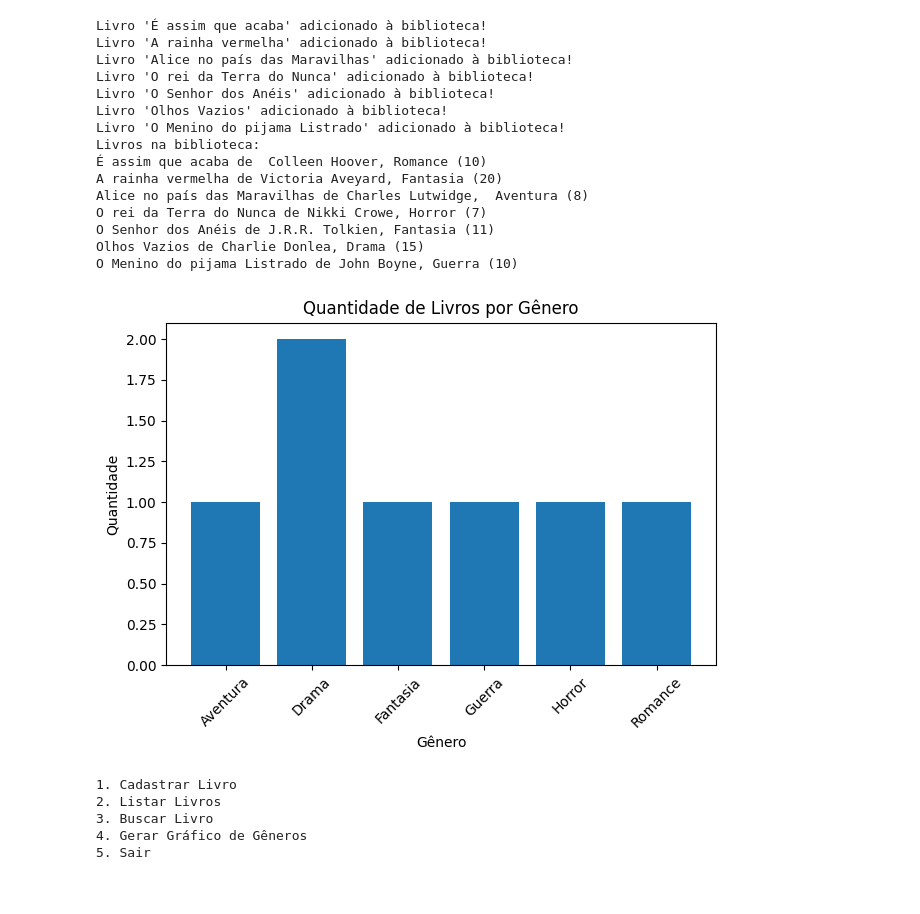
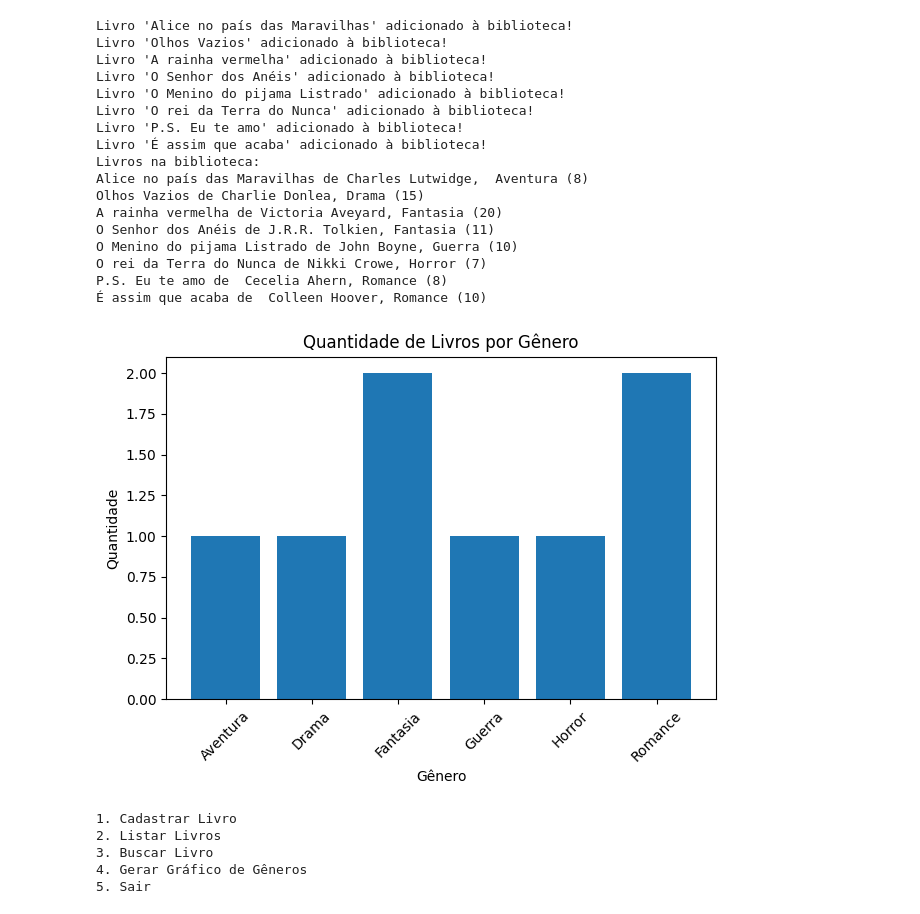
Before and after one commit to Livia711/livia, a Jupyter notebook: Untitled14.ipynb, the cells around one changed output. Cells and saved outputs as stored; diff of their text form; code cells hidden in the pictures.

Commit message:
Biblioteca

```diff
--- a/Untitled14.ipynb
+++ b/Untitled14.ipynb
@@ -39,13 +39,14 @@ def listar_livros():
             print(livro)
 
 # Adicionar alguns livros à biblioteca
+adicionar_livro("Alice no país das Maravilhas", "Charles Lutwidge"," Aventura",8)
+adicionar_livro("Olhos Vazios", "Charlie Donlea", "Drama",15)
+adicionar_livro("A rainha vermelha", "Victoria Aveyard", "Fantasia", 20)
+adicionar_livro("O Senhor dos Anéis", "J.R.R. Tolkien", "Fantasia",11)
+adicionar_livro("O Menino do pijama Listrado", "John Boyne", "Guerra",10)
+adicionar_livro("O rei da Terra do Nunca", "Nikki Crowe", "Horror", 7)
+adicionar_livro("P.S. Eu te amo", " Cecelia Ahern", "Romance", 8)
 adicionar_livro("É assim que acaba", " Colleen Hoover", "Romance", 10)
-adicionar_livro("A rainha vermelha", "Victoria Aveyard", "Fantasia", 20)
-adicionar_livro("Alice no país das Maravilhas", "Charles Lutwidge"," Aventura",8)
-adicionar_livro("O rei da Terra do Nunca", "Nikki Crowe", "Horror", 7)
-adicionar_livro("O Senhor dos Anéis", "J.R.R. Tolkien", "Fantasia",11)
-adicionar_livro("Olhos Vazios", "Charlie Donlea", "Drama",15)
-adicionar_livro("O Menino do pijama Listrado", "John Boyne", "Guerra",10)
 
 # Listar todos os livros na biblioteca
 listar_livros()
@@ -102,46 +103,48 @@ def main():
 
            listar_livros()
 
        elif opcao == '3':
 
            titulo = input("Digite o título do livro que deseja buscar: ")
 
            buscar_livro(titulo)
 
        elif opcao == '4':
 
            gerar_grafico_genero()
 
        elif opcao == '5':
 
            print("Saindo do sistema...")
 
            break
 
        else:
 
            print("Opção inválida. Tente novamente.")
 
 if __name__ == "__main__":
 
    main()
 # %% [output]
+Livro 'Alice no país das Maravilhas' adicionado à biblioteca!
+Livro 'Olhos Vazios' adicionado à biblioteca!
+Livro 'A rainha vermelha' adicionado à biblioteca!
+Livro 'O Senhor dos Anéis' adicionado à biblioteca!
+Livro 'O Menino do pijama Listrado' adicionado à biblioteca!
+Livro 'O rei da Terra do Nunca' adicionado à biblioteca!
+Livro 'P.S. Eu te amo' adicionado à biblioteca!
 Livro 'É assim que acaba' adicionado à biblioteca!
-Livro 'A rainha vermelha' adicionado à biblioteca!
-Livro 'Alice no país das Maravilhas' adicionado à biblioteca!
-Livro 'O rei da Terra do Nunca' adicionado à biblioteca!
-Livro 'O Senhor dos Anéis' adicionado à biblioteca!
-Livro 'Olhos Vazios' adicionado à biblioteca!
-Livro 'O Menino do pijama Listrado' adicionado à biblioteca!
 Livros na biblioteca:
+Alice no país das Maravilhas de Charles Lutwidge,  Aventura (8)
+Olhos Vazios de Charlie Donlea, Drama (15)
+A rainha vermelha de Victoria Aveyard, Fantasia (20)
+O Senhor dos Anéis de J.R.R. Tolkien, Fantasia (11)
+O Menino do pijama Listrado de John Boyne, Guerra (10)
+O rei da Terra do Nunca de Nikki Crowe, Horror (7)
+P.S. Eu te amo de  Cecelia Ahern, Romance (8)
 É assim que acaba de  Colleen Hoover, Romance (10)
-A rainha vermelha de Victoria Aveyard, Fantasia (20)
-Alice no país das Maravilhas de Charles Lutwidge,  Aventura (8)
-O rei da Terra do Nunca de Nikki Crowe, Horror (7)
-O Senhor dos Anéis de J.R.R. Tolkien, Fantasia (11)
-Olhos Vazios de Charlie Donlea, Drama (15)
-O Menino do pijama Listrado de John Boyne, Guerra (10)
-[figure, old version]
+[figure, new version]
 1. Cadastrar Livro
 2. Listar Livros
 3. Buscar Livro
```
